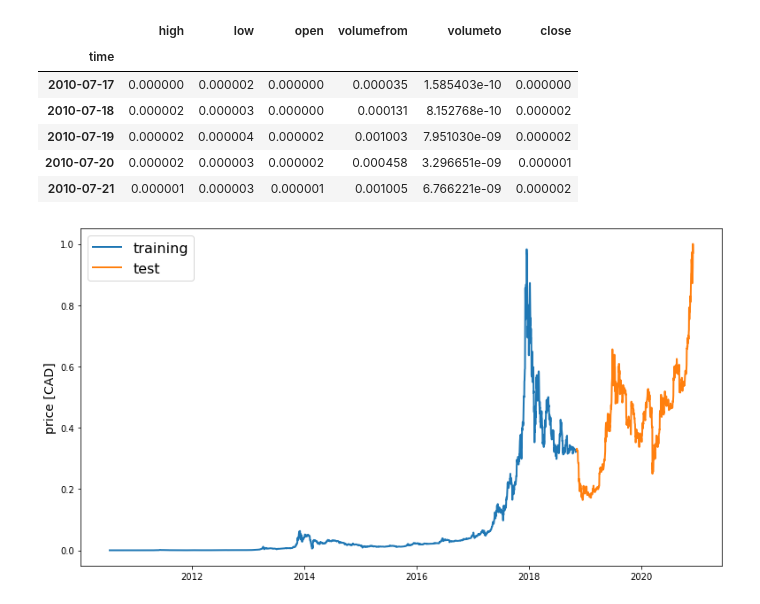
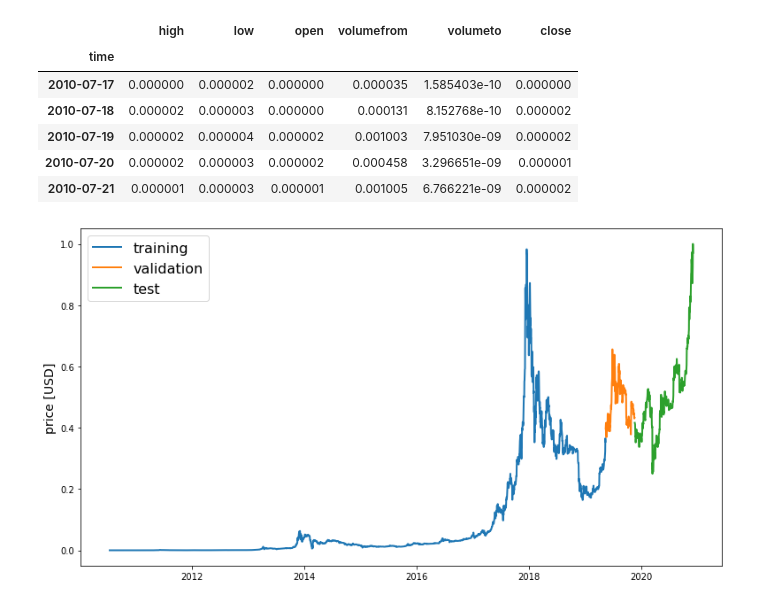
Before and after one commit to Lehel44/crpyto-AI, a Jupyter notebook: Predict_BitCoin.ipynb, the cells around one changed output. Drawn from its saved outputs; the diff is of its cells as text; code cells hidden in the pictures.

Commit message:
Early stopping and validation split added.

```diff
--- a/Predict_BitCoin.ipynb
+++ b/Predict_BitCoin.ipynb
@@ -63,15 +55,24 @@ train, test = train_test_split(df_scaled, test_size=0.2)
+# %%
+# Splits and shuffles the dataset into train, validation and test sets.
+
+def train_val_test_split(df, validation_size=0.15, test_size=0.1):
+    return np.split(df, [int((1-validation_size)*len(df)), int((1-test_size)*len(df))])
+
+train_orig, valid_orig, test_orig = train_val_test_split(df)
+train, validation, test = train_val_test_split(df_scaled)
 # %%
-def line_plot(line1, line2, label1=None, label2=None, title='', lw=2):
+def line_plot(line1, line2, line3, label1=None, label2=None, label3=None, title='', lw=2):
     fig, ax = plt.subplots(1, figsize=(13, 7))
     ax.plot(line1, label=label1, linewidth=lw)
     ax.plot(line2, label=label2, linewidth=lw)
-    ax.set_ylabel('price [CAD]', fontsize=14)
+    ax.plot(line3, label=label3, linewidth=lw)
+    ax.set_ylabel('price [USD]', fontsize=14)
     ax.set_title(title, fontsize=16)
     ax.legend(loc='best', fontsize=16)
 
-line_plot(train[target_col], test[target_col], 'training', 'test', title='')
+line_plot(train[target_col], validation[target_col], test[target_col], 'training', 'validation', 'test', title='')
 # %% [output]
-[figure, old version]
+[figure, new version]
 # %%
 def extract_window_data(df, window_len=5):
     window_data = []
```
Also changed, not shown: parts of 9 cells of this notebook.
